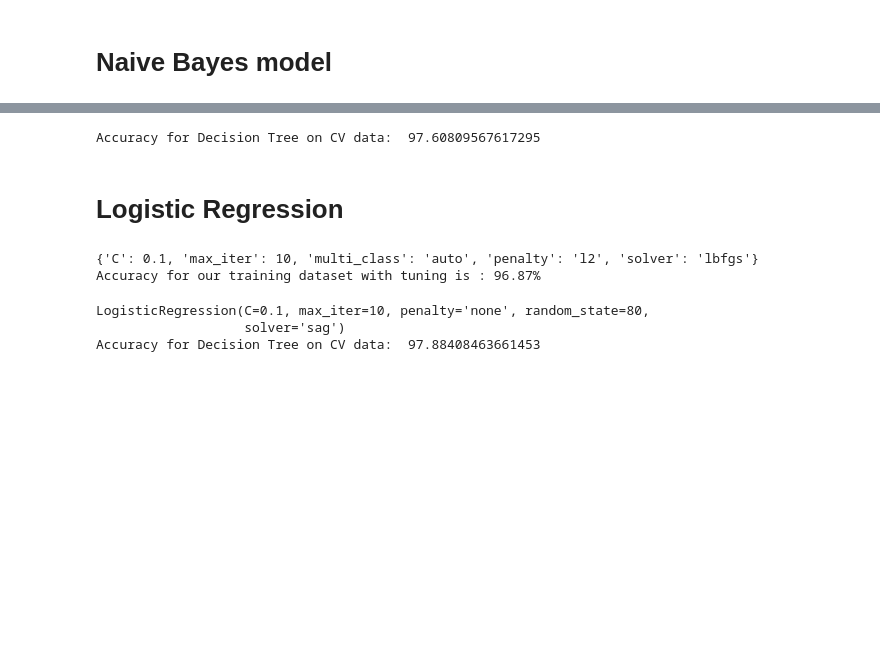
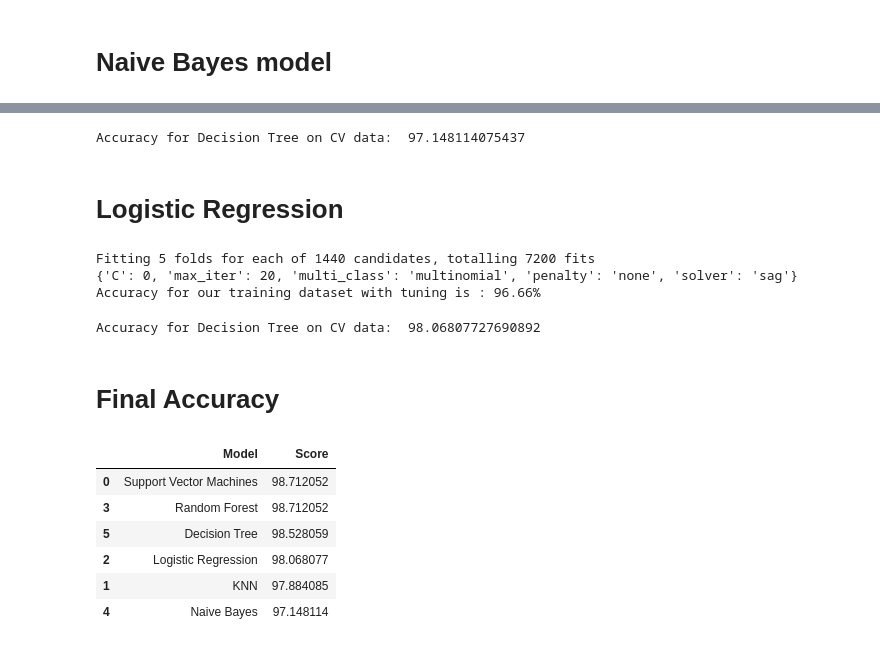
Before and after one commit to Carolinemagdy/Covid-19-prediction_ML, a Jupyter notebook: Covid-19-prediction-ML.ipynb, the cells around one changed output, grey strips where cells are left out. Drawn from its saved outputs; the diff is of its cells as text; code cells hidden in the pictures; blank space fills up the shorter version.

Commit message:
edit LogisticRegression param

```diff
--- a/Covid-19-prediction-ML.ipynb
+++ b/Covid-19-prediction-ML.ipynb
@@ -282,7 +300,7 @@ Fitting 5 folds for each of 1080 candidates, totalling 5400 fits
 {'leaf_size': 1, 'n_neighbors': 2, 'p': 1, 'weights': 'distance'}
 Accuracy for our training dataset with tuning is : 98.02%
 # %%
-knn = KNeighborsClassifier(n_neighbors=8,leaf_size=1,weights='distance',p=1)
+knn = KNeighborsClassifier(n_neighbors=2,leaf_size=1,weights='distance',p=1)
 knn.fit(x_train, y_train)
 y_pred = knn.predict(x_test)
 #Score//Accuracy
@@ -308,5 +326,5 @@ Accuracy for our training dataset with tuning is : 98.00%
 # %%
-svc = SVC(kernel='poly',C=20,gamma=0.1) # Linear Kernel
+svc = SVC(kernel='rbf',C=10,gamma=0.1) # Linear Kernel
 #Train the model using the training sets
 svc.fit(x_train, y_train)
 #Predict the response for test dataset
@@ -420,35 +435,55 @@ y_pred = bayes.predict(x_test)
 acc_bayes=bayes.score(x_test, y_test)*100
 print("Accuracy for Decision Tree on CV data: ",acc_bayes)
 # %% [output]
-Accuracy for Decision Tree on CV data:  97.60809567617295
+Accuracy for Decision Tree on CV data:  97.148114075437
 # %% [markdown]
 # Logistic Regression
 # %%
-from sklearn.linear_model import LogisticRegression
-C = [0.1,1,5,10,25]
+warnings.filterwarnings('ignore')
+C = [0,0.1,1,5,10,25]
 penalty = ['l1', 'l2','elasticnet', 'none']
-max_iter = [10,100,1000,10000]
+max_iter = [20, 50,100,1000]
 solver = ['newton-cg', 'lbfgs', 'liblinear', 'sag', 'saga']
 multi_class = ['auto', 'ovr', 'multinomial']
 hyperparameters = dict(C=C, penalty=penalty,max_iter=max_iter,solver=solver,multi_class=multi_class)
 logistic = LogisticRegression(random_state=80)
-gridsearch = GridSearchCV(logistic, hyperparameters,scoring="accuracy",cv=5)
+gridsearch = GridSearchCV(logistic, hyperparameters,scoring="accuracy",cv=5,verbose=1)
 gridsearch.fit(x_train, y_train)
 print(gridsearch.best_params_)
 accuracy = gridsearch.best_score_ *100
 print("Accuracy for our training dataset with tuning is : {:.2f}%".format(accuracy) )
 # %% [output]
-{'C': 0.1, 'max_iter': 10, 'multi_class': 'auto', 'penalty': 'l2', 'solver': 'lbfgs'}
-Accuracy for our training dataset with tuning is : 96.87%
+Fitting 5 folds for each of 1440 candidates, totalling 7200 fits
+{'C': 0, 'max_iter': 20, 'multi_class': 'multinomial', 'penalty': 'none', 'solver': 'sag'}
+Accuracy for our training dataset with tuning is : 96.66%
 # %%
-logistic = LogisticRegression(C=0.1, max_iter=10, penalty='none', random_state=80,
-                   solver='sag',multi_class= 'auto')
+logistic = LogisticRegression( C=0,max_iter=20, penalty='none', random_state=40,
+                   solver='sag',multi_class= 'multinomial')
 logistic = logistic.fit(x_train, y_train)
 
 y_pred = logistic.predict(x_test)
 acc_log=logistic.score(x_test, y_test)*100
 print("Accuracy for Decision Tree on CV data: ",acc_log)
 # %% [output]
-LogisticRegression(C=0.1, max_iter=10, penalty='none', random_state=80,
-                   solver='sag')
-Accuracy for Decision Tree on CV data:  97.88408463661453
+Accuracy for Decision Tree on CV data:  98.06807727690892
+# %% [markdown]
+# Final Accuracy
+# %%
+models = pd.DataFrame({
+    'Model': ['Support Vector Machines', 'KNN', 'Logistic Regression',
+              'Random Forest', 'Naive Bayes',
+              'Decision Tree'],
+    'Score': [acc_svc, acc_knn, acc_log,
+              acc_rfc, acc_bayes, acc_dtc
+              ]})
+models.sort_values(by='Score', ascending=False)
+# metrics.plot_roc_curve(clf, X_test, y_test)
+# plt.show()
+# %% [output]
+|  | Model | Score |
+| 0 | Support Vector Machines | 98.712052 |
+| 3 | Random Forest | 98.712052 |
+| 5 | Decision Tree | 98.528059 |
+| 2 | Logistic Regression | 98.068077 |
+| 1 | KNN | 97.884085 |
+| 4 | Naive Bayes | 97.148114 |
```
Also changed, not shown: parts of 12 cells of this notebook.
